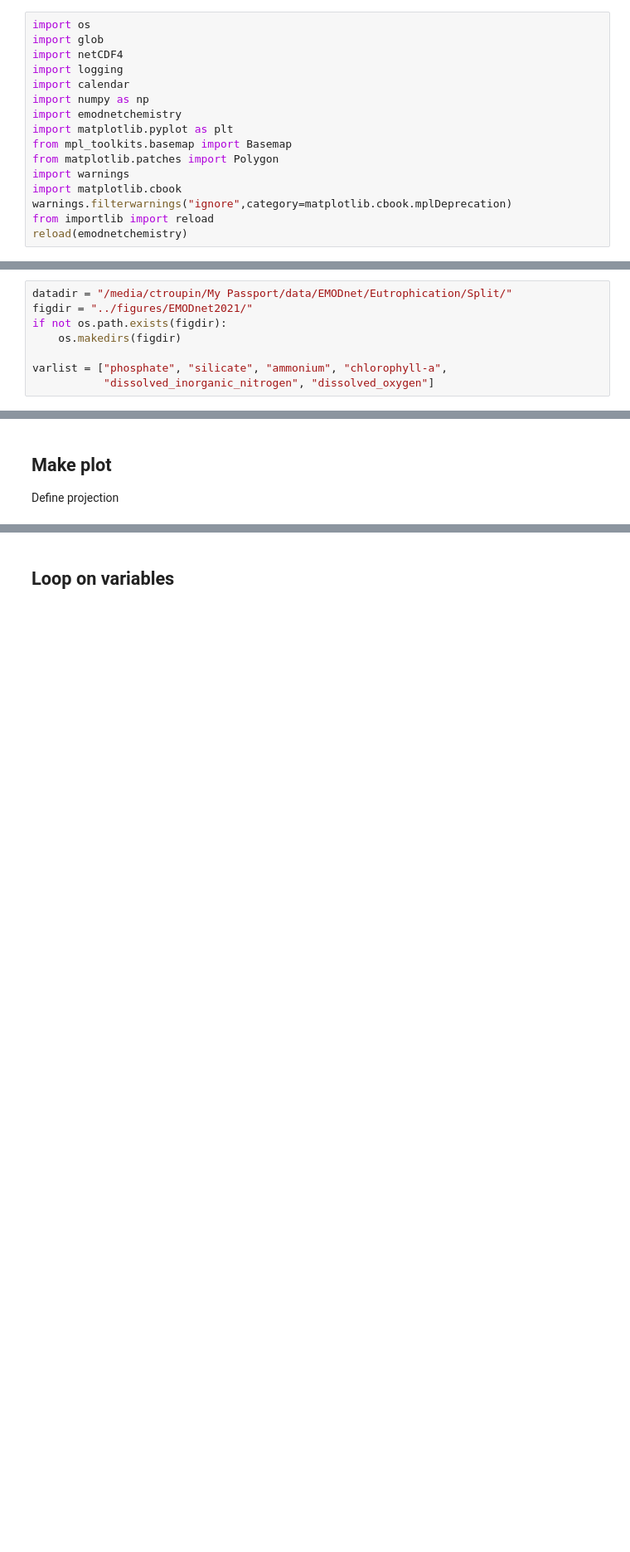
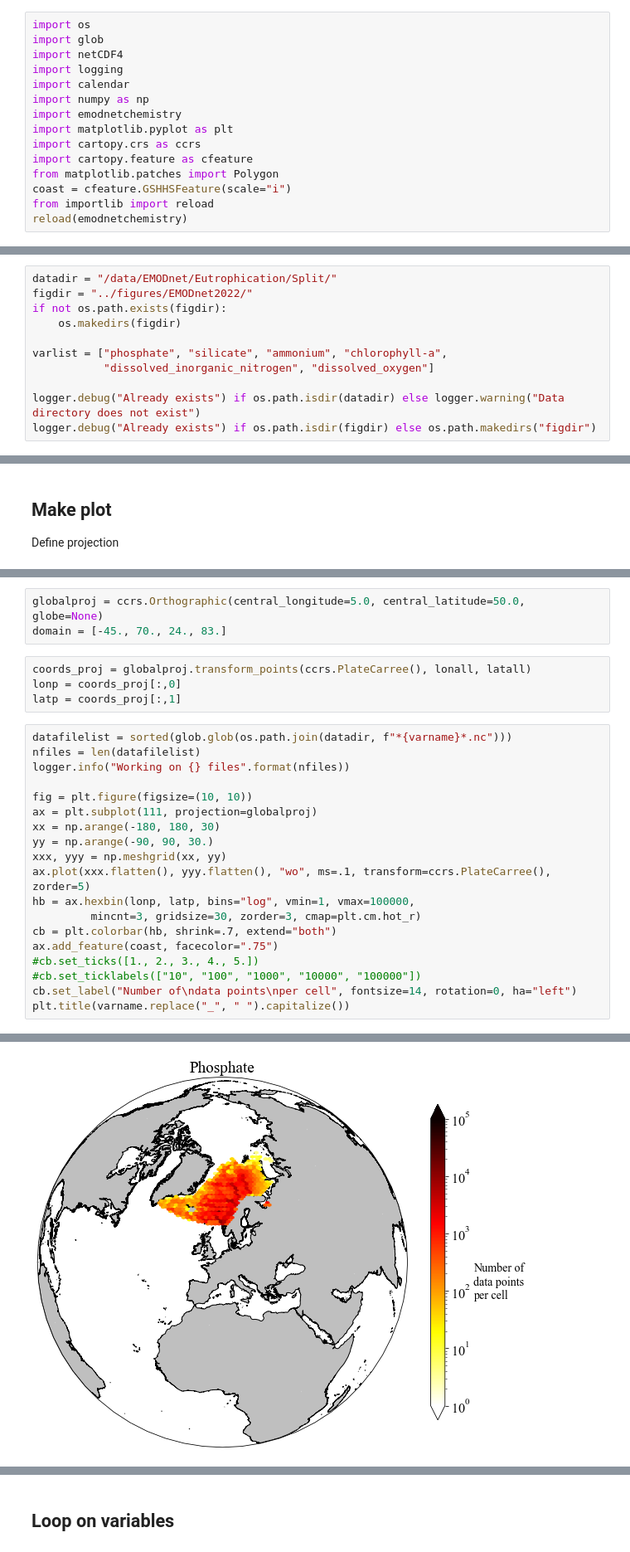
Before and after one commit to gher-uliege/EMODnet-Chemistry, a Jupyter notebook: python/plot_data_positions.ipynb, the cells around one changed output, grey strips where cells are left out. Shown at 83% size. Saved outputs shown, nothing was run; the diff lists cells and outputs as text; blank space fills up the shorter version.

Commit message:
run with 2022 data

```diff
--- a/python/plot_data_positions.ipynb
+++ b/python/plot_data_positions.ipynb
@@ -9,11 +9,10 @@ import calendar
 import numpy as np
 import emodnetchemistry
 import matplotlib.pyplot as plt
-from mpl_toolkits.basemap import Basemap
+import cartopy.crs as ccrs
+import cartopy.feature as cfeature
 from matplotlib.patches import Polygon
-import warnings
-import matplotlib.cbook
-warnings.filterwarnings("ignore",category=matplotlib.cbook.mplDeprecation)
+coast = cfeature.GSHHSFeature(scale="i")
 from importlib import reload
 reload(emodnetchemistry)
 # %% [output]
@@ -25,10 +24,13 @@ logging.info("Starting")
 # %% [markdown]
 ## Paths
 # %%
-datadir = "/media/ctroupin/My Passport/data/EMODnet/Eutrophication/Split/"
-figdir = "../figures/EMODnet2021/"
+datadir = "/data/EMODnet/Eutrophication/Split/"
+figdir = "../figures/EMODnet2022/"
 if not os.path.exists(figdir):
     os.makedirs(figdir)
 
 varlist = ["phosphate", "silicate", "ammonium", "chlorophyll-a",
            "dissolved_inorganic_nitrogen", "dissolved_oxygen"]
+
+logger.debug("Already exists") if os.path.isdir(datadir) else logger.warning("Data directory does not exist")
+logger.debug("Already exists") if os.path.isdir(figdir) else os.path.makedirs("figdir")
@@ -58,0 +57,27 @@ domain = [-45., 70., 24., 83.]
+# %%
+globalproj = ccrs.Orthographic(central_longitude=5.0, central_latitude=50.0, globe=None)
+domain = [-45., 70., 24., 83.]
+# %%
+coords_proj = globalproj.transform_points(ccrs.PlateCarree(), lonall, latall)
+lonp = coords_proj[:,0]
+latp = coords_proj[:,1]
+# %%
+datafilelist = sorted(glob.glob(os.path.join(datadir, f"*{varname}*.nc")))
+nfiles = len(datafilelist)
+logger.info("Working on {} files".format(nfiles))
+
+fig = plt.figure(figsize=(10, 10))
+ax = plt.subplot(111, projection=globalproj)
+xx = np.arange(-180, 180, 30)
+yy = np.arange(-90, 90, 30.)
+xxx, yyy = np.meshgrid(xx, yy)
+ax.plot(xxx.flatten(), yyy.flatten(), "wo", ms=.1, transform=ccrs.PlateCarree(), zorder=5)
+hb = ax.hexbin(lonp, latp, bins="log", vmin=1, vmax=100000,
+         mincnt=3, gridsize=30, zorder=3, cmap=plt.cm.hot_r)
+cb = plt.colorbar(hb, shrink=.7, extend="both")
+ax.add_feature(coast, facecolor=".75")
+#cb.set_ticks([1., 2., 3., 4., 5.])
+#cb.set_ticklabels(["10", "100", "1000", "10000", "100000"])
+cb.set_label("Number of\ndata points\nper cell", fontsize=14, rotation=0, ha="left")
+plt.title(varname.replace("_", " ").capitalize())
+# %% [output]
@@ -58,0 +86 @@ domain = [-45., 70., 24., 83.]
+[figure, added]
```
Also changed, not shown: parts of 11 cells of this notebook.
